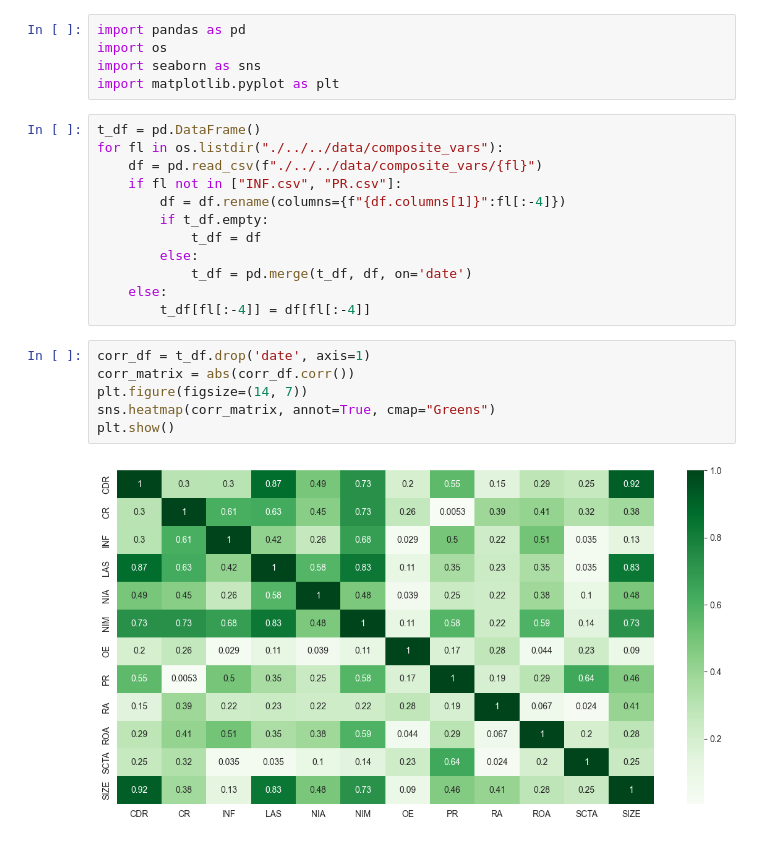
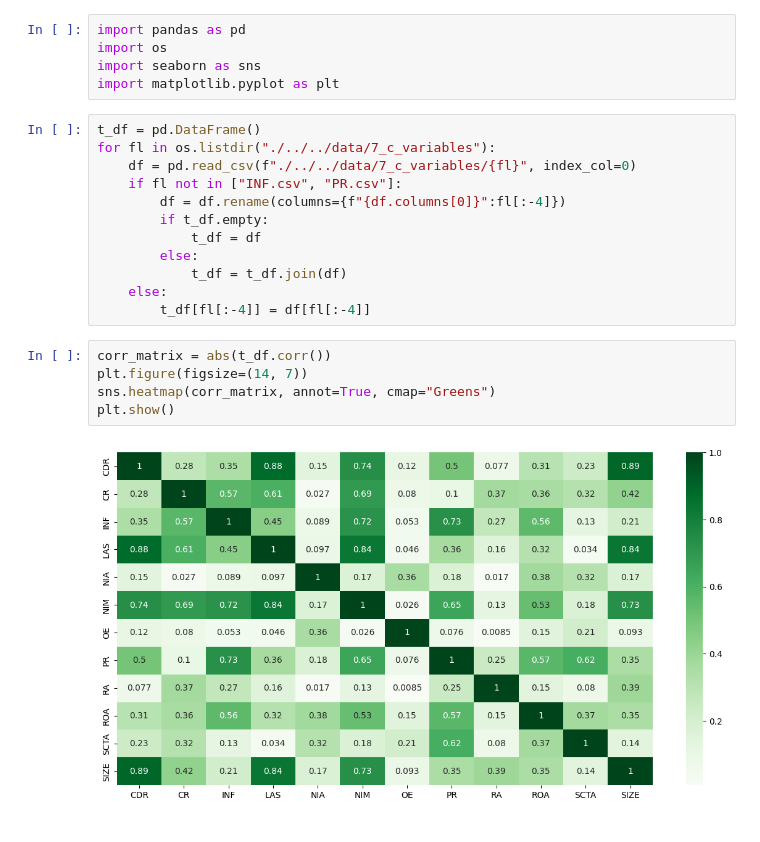
Before and after one commit to Lkupybida/BankingMargins, a Jupyter notebook: src/first_stage_tests/correlation_test.ipynb, the cells around one changed output. Drawn from its saved outputs; the diff is of its cells as text.

Commit message:
size var correction + creating flatten df + corr.test adjusted for new data

```diff
--- a/src/first_stage_tests/correlation_test.ipynb
+++ b/src/first_stage_tests/correlation_test.ipynb
@@ -5,21 +5,20 @@ import seaborn as sns
 import matplotlib.pyplot as plt
 # %%
 t_df = pd.DataFrame()
-for fl in os.listdir("./../../data/composite_vars"):
-    df = pd.read_csv(f"./../../data/composite_vars/{fl}")
+for fl in os.listdir("./../../data/7_c_variables"):
+    df = pd.read_csv(f"./../../data/7_c_variables/{fl}", index_col=0)
     if fl not in ["INF.csv", "PR.csv"]:
-        df = df.rename(columns={f"{df.columns[1]}":fl[:-4]})
+        df = df.rename(columns={f"{df.columns[0]}":fl[:-4]})
         if t_df.empty:
             t_df = df
         else:
-            t_df = pd.merge(t_df, df, on='date')
+            t_df = t_df.join(df)
     else:
         t_df[fl[:-4]] = df[fl[:-4]]
 # %%
-corr_df = t_df.drop('date', axis=1)
-corr_matrix = abs(corr_df.corr())
+corr_matrix = abs(t_df.corr())
 plt.figure(figsize=(14, 7))
 sns.heatmap(corr_matrix, annot=True, cmap="Greens")
 plt.show()
 # %% [output]
-[figure, old version]
+[figure, new version]
```
Also changed, not shown: parts of 1 cell of this notebook, 4 other files.
